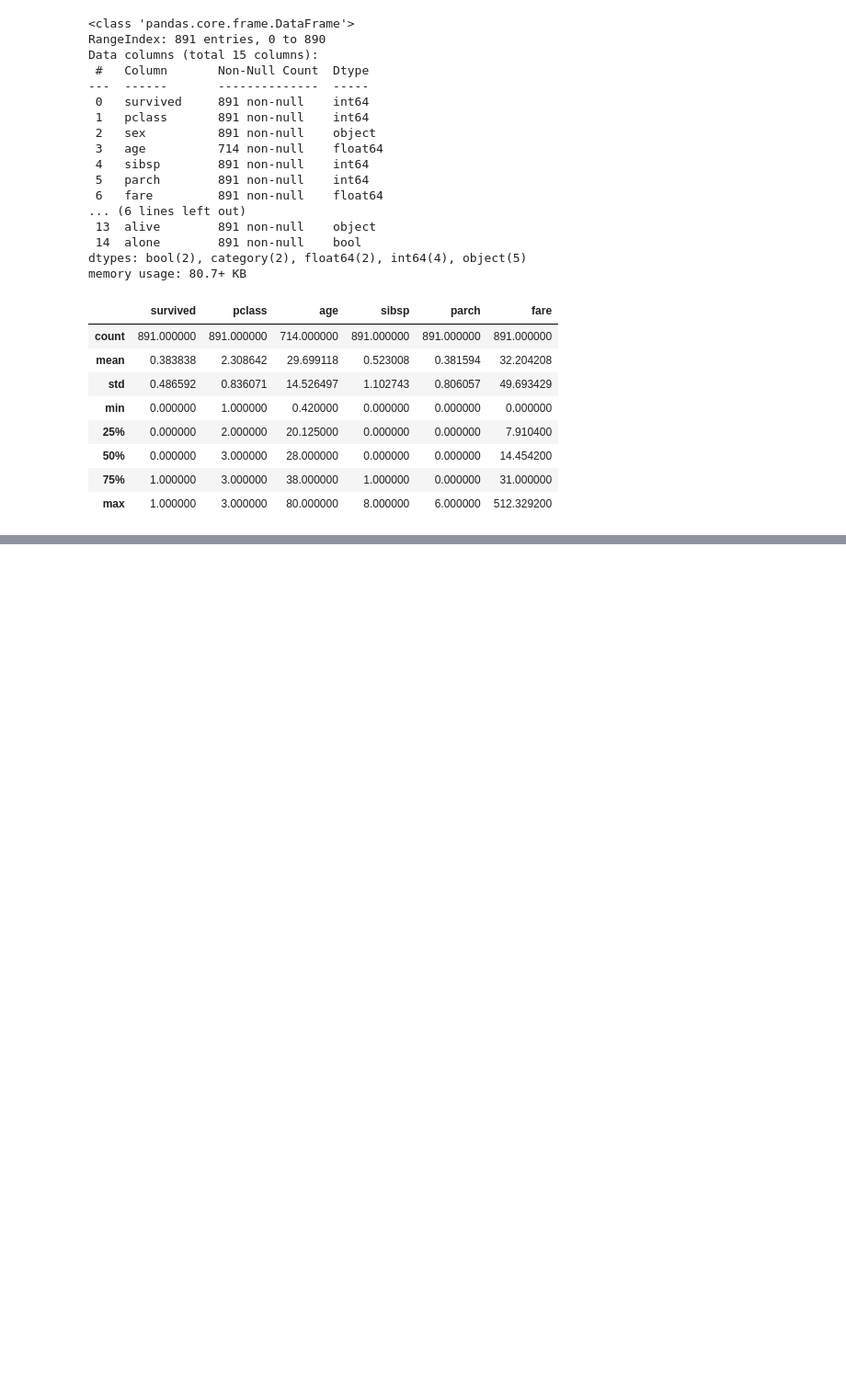
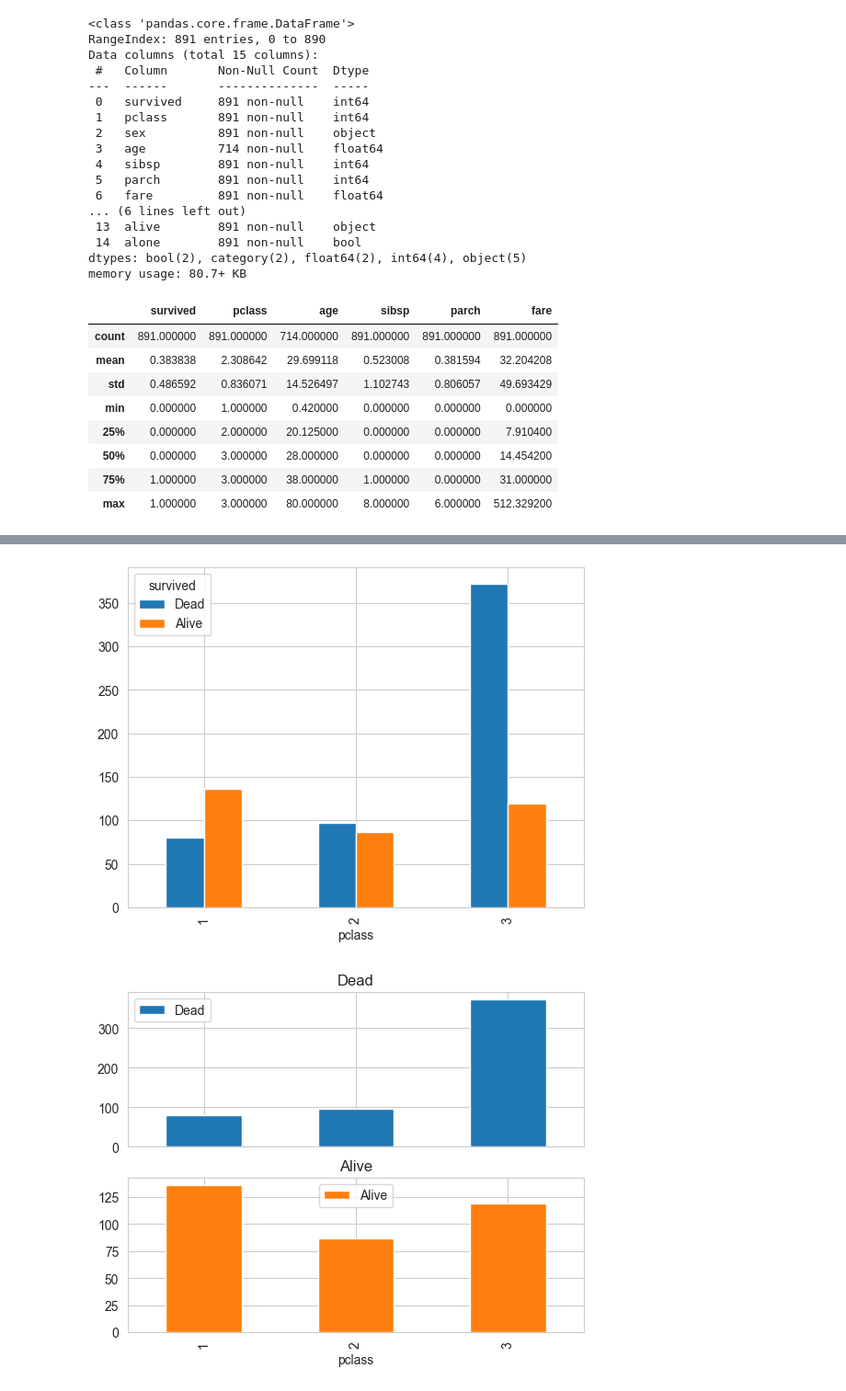
Before and after one commit to zzzissu/bigdata-analysis2024, a Jupyter notebook: day02/da06_plot_practice.ipynb, the cells around one changed output, grey strips where cells are left out. Shown at 92% size. Saved outputs shown, nothing was run; the diff lists cells and outputs as text; code cells hidden in the pictures; blank space fills up the shorter version.

```diff
--- a/day02/da06_plot_practice.ipynb
+++ b/day02/da06_plot_practice.ipynb
@@ -74,0 +91,3 @@ titanics.describe()
+# %%
+pclassSurvived = pd.crosstab(titanics['pclass'], titanics['survived'])
+pclassSurvived
@@ -74,0 +100,2 @@ titanics.describe()
+# %%
+pclassSurvived.columns = pclassSurvived.columns.map({0:'Dead', 1:'Alive'})
@@ -74,0 +110,10 @@ titanics.describe()
+# %%
+sns.set_style('whitegrid')
+# %%
+# bar 차트
+pclassSurvived.plot.bar()
+pclassSurvived.plot.bar(subplots=True)
+plt.show()
+# %% [output]
+[figure, added]
+[figure, added]
```
Also changed, not shown: parts of 7 cells of this notebook, 6 other files.
